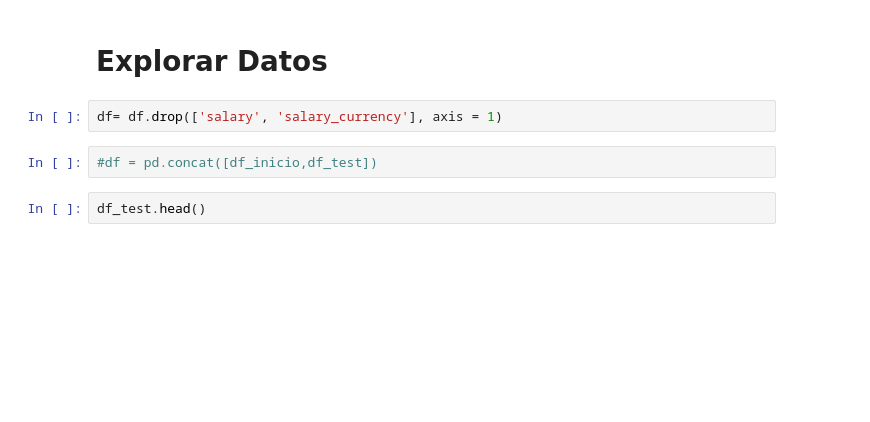
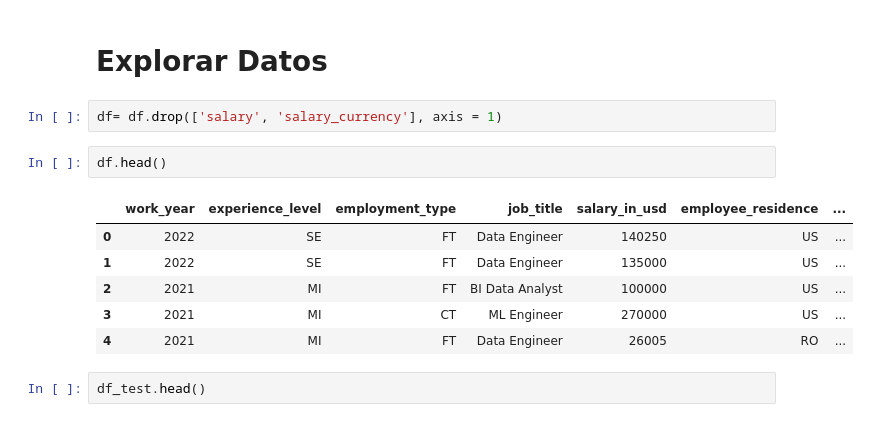
Before and after one commit to AlfonsoUrra/Salary-Competition, a Jupyter notebook: src/Main.ipynb, the cells around one changed output. Cells and saved outputs as stored; diff of their text form; blank space fills up the shorter version.

```diff
--- a/src/Main.ipynb
+++ b/src/Main.ipynb
@@ -50,8 +50,15 @@ df_test = pd.read_csv('../data/testeo.csv')
 # Explorar Datos
 # %%
 df= df.drop(['salary', 'salary_currency'], axis = 1)
-# %%
-#df = pd.concat([df_inicio,df_test])
+# %%
+df.head()
+# %% [output]
+|  | work_year | experience_level | employment_type | job_title | salary_in_usd | employee_residence | ... |
+| 0 | 2022 | SE | FT | Data Engineer | 140250 | US | ... |
+| 1 | 2022 | SE | FT | Data Engineer | 135000 | US | ... |
+| 2 | 2021 | MI | FT | BI Data Analyst | 100000 | US | ... |
+| 3 | 2021 | MI | CT | ML Engineer | 270000 | US | ... |
+| 4 | 2021 | MI | FT | Data Engineer | 26005 | RO | ... |
 # %%
 df_test.head()
 # %% [output]
```
Also changed, not shown: parts of 31 cells of this notebook, 10 other files.
